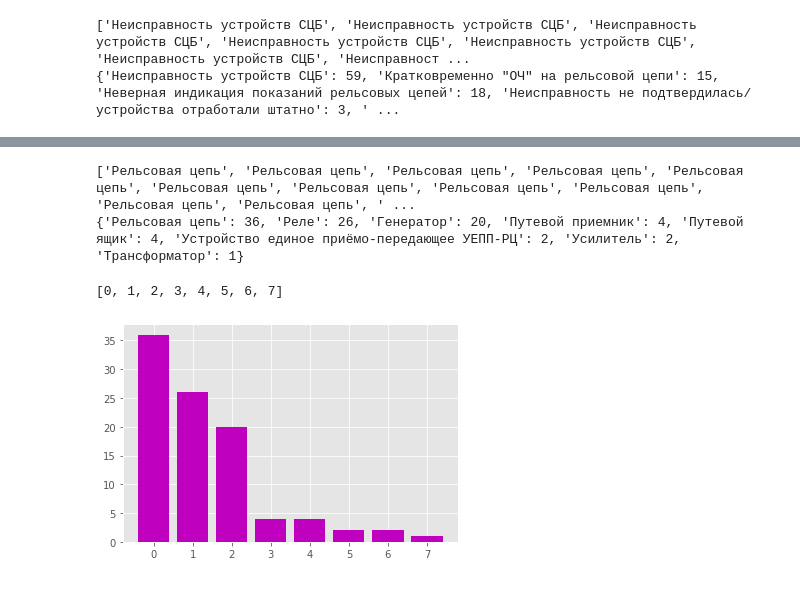
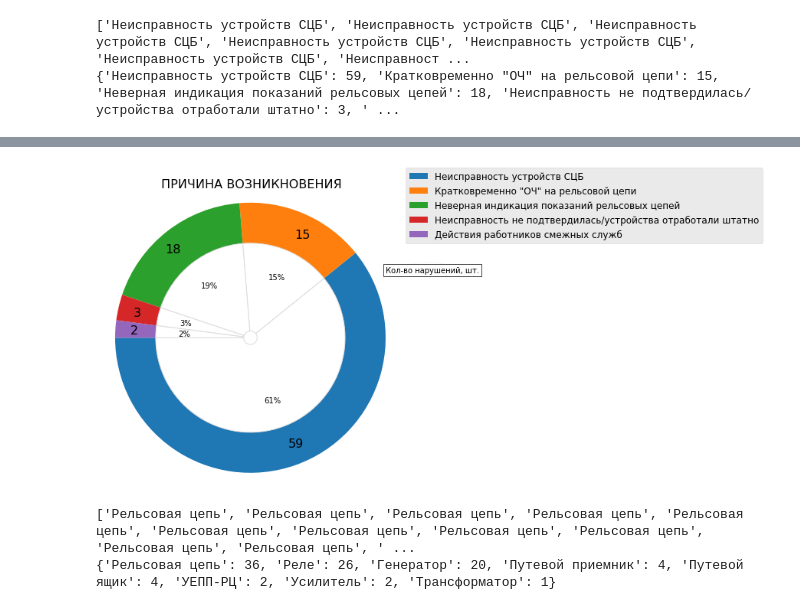
Before and after one commit to FrolovskiyKirill/Charts, a Jupyter notebook: Test_Charts.ipynb, the cells around one changed output, grey strips where cells are left out. Saved outputs shown, nothing was run; the diff lists cells and outputs as text; code cells hidden in the pictures.

```diff
--- a/Test_Charts.ipynb
+++ b/Test_Charts.ipynb
@@ -57,3 +32,59 @@ plt.show()
+# %%
+import matplotlib.pyplot as plt
+import numpy as np
+
+
+labels = []
+sizes = []
+color = []
+massege = "Кол-во нарушений, шт."
+for x, y in pie_dict.items():
+    labels.append(x)
+    sizes.append(y)
+    color.append('white')
+
+fig, ax = plt.subplots(figsize=(7, 7))
+
+size = 0.3
+
+
+# Plot
+plt.style.use('ggplot')
+plt.title('ПРИЧИНА ВОЗНИКНОВЕНИЯ', fontsize=16)
+ax.pie(sizes, labels=sizes, radius=1, startangle=180, wedgeprops=dict(width=0.3), rotatelabels=False, labeldistance=0.83, textprops={'fontsize': 16})
+ax.pie(sizes, radius=1-size,  colors=color, autopct='%.0f%%', startangle=180, pctdistance=0.70, rotatelabels=False, \
+       wedgeprops={"edgecolor":"gainsboro",'linewidth': 1, 'width': 0.65, 'antialiased': True})
+
+# wedges, texts = ax.pie(sizes, wedgeprops=dict(width=0.3))
+
+bbox_props = dict(boxstyle="square,pad=0.3", fc="w", ec="k", lw=0.72)
+
+kw = dict(arrowprops=dict(arrowstyle="-|>", connectionstyle='arc3,rad=0.2', relpos=(1, 0), fc='w'),
+          bbox=bbox_props, zorder=0, va="center")
+
+# for p, label in zip(wedges, labels):
+#     ang = np.deg2rad((p.theta1 + p.theta2)/2)
+#     y = np.sin(ang)
+#     x = np.cos(ang)
+#     horizontalalignment = "center" if abs(x) < abs(y) else "right" if x < 0 else "left"
+#     ax.annotate(label, xy=(0.75*x, 0.75*y), xytext=(1.3*x, 1.3*y),
+#                 horizontalalignment=horizontalalignment, **kw)
+
+# arr_prop = {
+#             'arrowstyle': '-|>',
+#             'relpos': (1, 0),
+#             'connectionstyle': 'arc3,rad=0.2',
+#             'fc': 'w'
+#             }
+
+ax.annotate(massege, xy=(1, 0.5), **kw)
+
+ax.axis('equal')
+ax.legend(labels=labels, fontsize=12, loc='best', bbox_to_anchor=(1, 0.1, 0.5, 1), ncol=1)
+
+plt.show()
+# %% [output]
+[figure, added]
 # %%
 from collections import Counter
 
@@ -68,14 +99,4 @@ print(bar_data)
 print(bar_dict)
 # %% [output]
 ['Рельсовая цепь', 'Рельсовая цепь', 'Рельсовая цепь', 'Рельсовая цепь', 'Рельсовая цепь', 'Рельсовая цепь', 'Рельсовая цепь', 'Рельсовая цепь', 'Рельсовая цепь', 'Рельсовая цепь', 'Рельсовая цепь', ' ...
-{'Рельсовая цепь': 36, 'Реле': 26, 'Генератор': 20, 'Путевой приемник': 4, 'Путевой ящик': 4, 'Устройство единое приёмо-передающее УЕПП-РЦ': 2, 'Усилитель': 2, 'Трансформатор': 1}
+{'Рельсовая цепь': 36, 'Реле': 26, 'Генератор': 20, 'Путевой приемник': 4, 'Путевой ящик': 4, 'УЕПП-РЦ': 2, 'Усилитель': 2, 'Трансформатор': 1}
-# %%
-x = [i for i in range(0, len(bar_dict.keys()))]
-print(x)
-
-
-plt.bar(x, bar_dict.values(), color='m')
-plt.show()
-# %% [output]
-[0, 1, 2, 3, 4, 5, 6, 7]
-[figure, removed]
```
Also changed, not shown: parts of 5 cells of this notebook.
